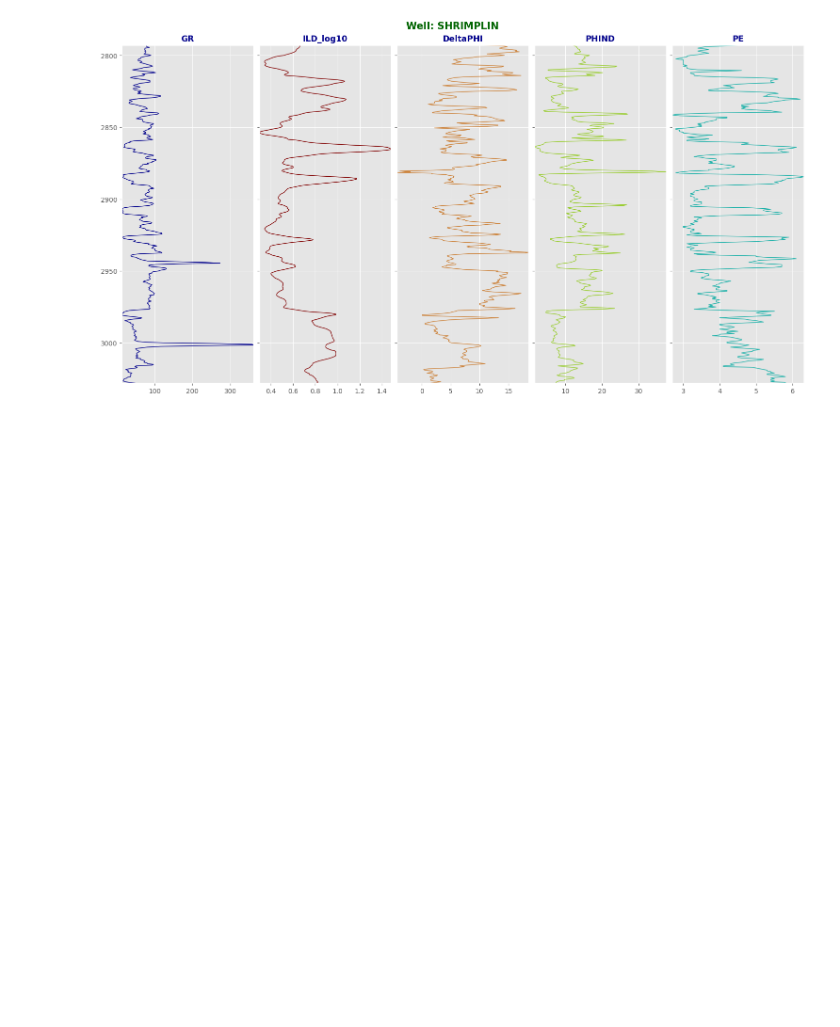
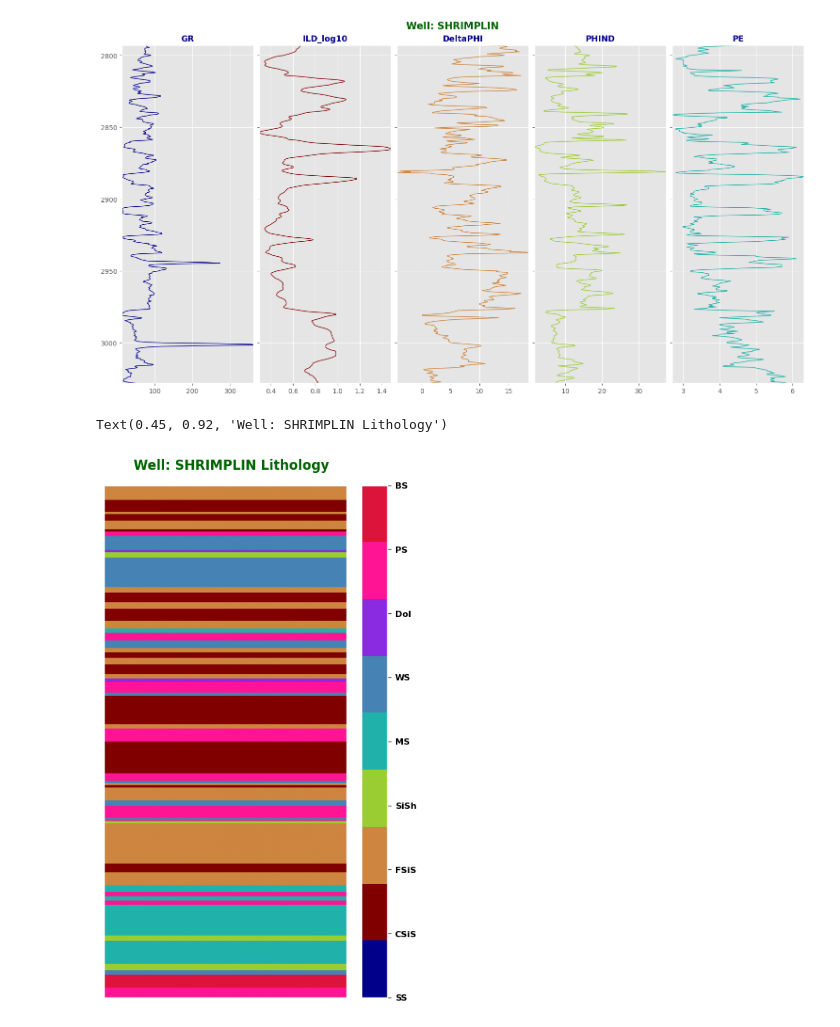
Before and after one commit to sanjuirm/Lithofacies-Classification-Using-Machine-Learning, a Jupyter notebook: Lithofacies.ipynb, the cells around one changed output. Cells and saved outputs as stored; diff of their text form; code cells hidden in the pictures; blank space fills up the shorter version.

Commit message:
Litholog

```diff
--- a/Lithofacies.ipynb
+++ b/Lithofacies.ipynb
@@ -244,0 +230,9 @@ data_tmp
+# %%
+# giving facies name to each distinct Facies number
+facies_no = df['Facies'].sort_values().unique()
+
+facies_label_no= dict(zip(facies_no, facies_label))       # creating a dictionary
+
+df['Facies_Label'] = df['Facies'].map(facies_label_no)    # mapping the values of label_no dictionaty as per facies number
+
+df.sample(10)
@@ -275,9 +281,49 @@ def log_plot(data2):
 cond = df['Well Name'] == 'SHRIMPLIN'      # creating a condition for filtering only one well
 data = df[cond].sort_values(by= 'Depth')   # sorting the dataset with respect to depth
 
-data2 = data[['Depth','GR','ILD_log10','DeltaPHI','PHIND','PE']] # taking the neccesary columns only
+data2 = data[['Depth','GR','ILD_log10','DeltaPHI','PHIND','PE','Facies_Label']] # taking the neccesary columns only
 
 # calling the fucntion
 log_plot(data2)
 # %% [output]
 [figure]
+# %%
+facies = data2.loc[:, 'Facies_Label'].to_frame()
+# Map the column values to colors
+facies['Color'] = facies['Facies_Label'].map(facies_label_color)
+
+# Create a color image based on the column values
+# Convert color names to RGB tuples using matplotlib.colors
+color_array = np.array([mcolors.to_rgba(color) for color in facies['Color']])
+
+# Reshape to a 2D array for image representation (one row per value)
+# Assume each row represents a pixel row in the image
+color_image = color_array.reshape((len(facies), 1, 4))
+
+# Figure object
+fig_, axes_ = plt.subplots(1,1,figsize=(5,8.5))
+im = axes_.imshow(color_image, aspect='auto', vmin=1,vmax=9)
+
+# Remove ticks and labels
+axes_.set_xticks([])
+axes_.set_yticks([])
+
+# Creating a ListedColormap from the color_map
+cmap = mcolors.ListedColormap([facies_label_color[value] for value in facies_label_color.keys()])
+
+# Creating a ScalarMappable to associate the color map with the values
+sm = plt.cm.ScalarMappable(cmap=cmap, norm=plt.Normalize(vmin=0, vmax=len(facies_label_color)-1))
+sm.set_array([])
+
+# Adding colorbar, specifying the unique values in the correct order
+cbar = plt.colorbar(sm, ticks=np.arange(len(facies_label_color)), orientation='vertical')
+
+# Setting the labels to the unique values
+cbar.ax.set_yticklabels(list(facies_label_color.keys()),fontsize= 8, fontweight = 'bold', color = 'black')
+
+# title of the figure
+fig_.suptitle('Well: SHRIMPLIN Lithology', color = 'darkgreen',
+                            fontsize= 12, fontweight = 'bold', y= 0.92, x= 0.45)
+# %% [output]
+Text(0.45, 0.92, 'Well: SHRIMPLIN Lithology')
+[figure, added]
```
Also changed, not shown: parts of 6 cells of this notebook.
